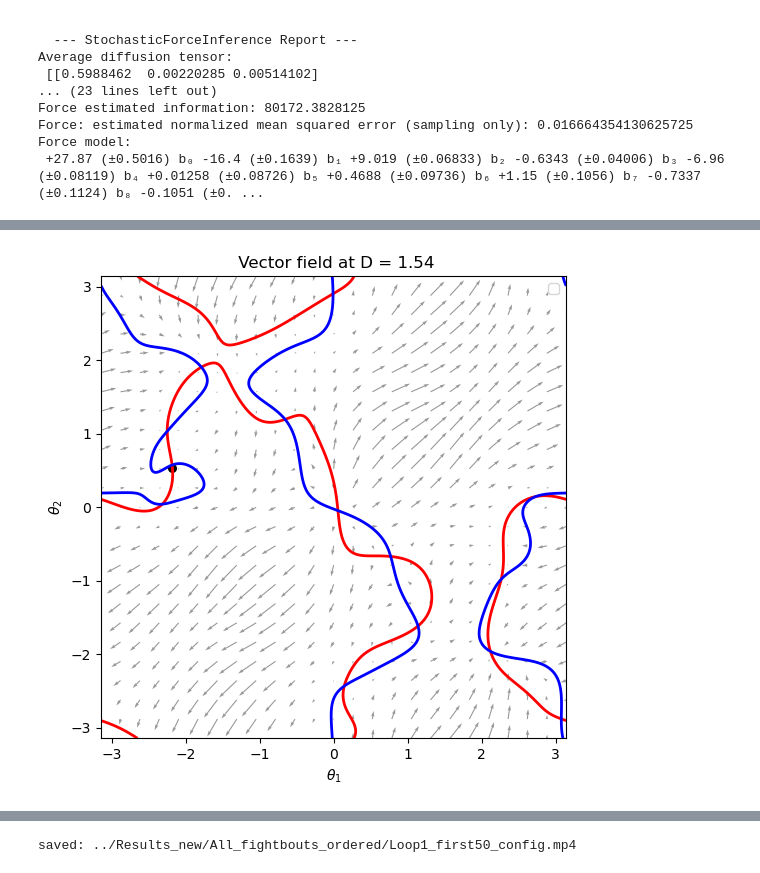
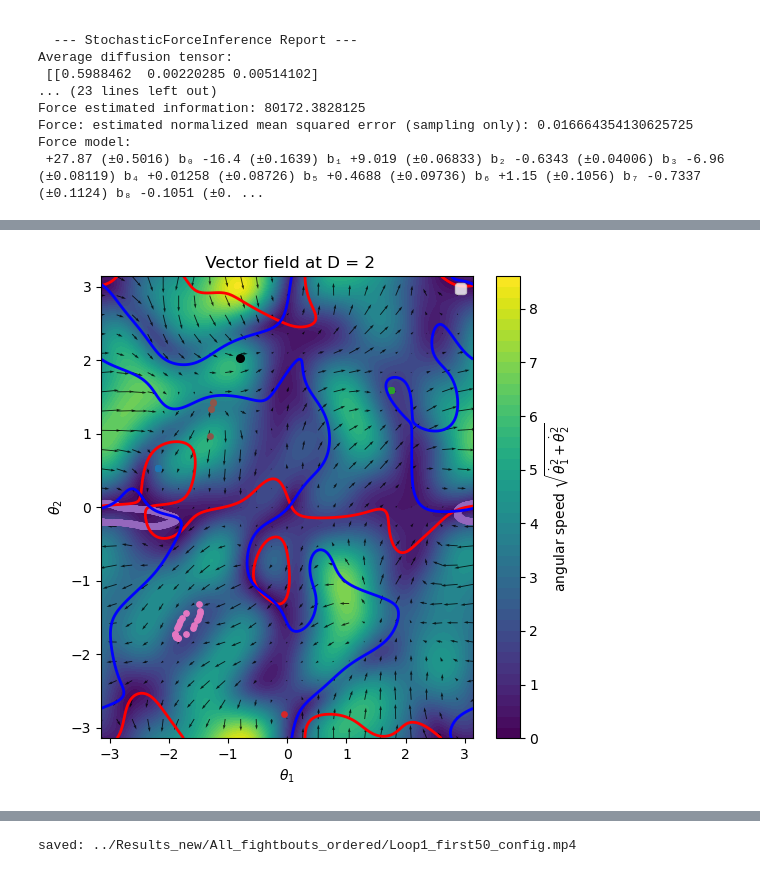
Before and after one commit to Marindevandijk/Thesis-clean, a Jupyter notebook: notebook_exploratory/Analyse_endpoints.ipynb, the cells around one changed output, grey strips where cells are left out. Drawn from its saved outputs; the diff is of its cells as text; code cells hidden in the pictures.

```diff
--- a/notebook_exploratory/Analyse_endpoints.ipynb
+++ b/notebook_exploratory/Analyse_endpoints.ipynb
@@ -595,20 +595,20 @@ exp_id =20
 #result_first = analyze_endpoints_file(f"../Results_new/Exp_{exp_id}_fight2/Endpoints_exp{exp_id}_fight1_first_half.csv")
 #result_last = analyze_endpoints_file(f"../Results_new/Exp_{exp_id}_fight2/Endpoints_exp{exp_id}_fight1_last_half.csv")
 
-Results_first_all = analyze_endpoints_file(f"../Results_new/All_fightbouts_ordered/Endpoints_first_half.csv")
-Results_last_all = analyze_endpoints_file(f"../Results_new/All_fightbouts_ordered/Endpoints_last_half.csv")
+Results_first_all = analyze_endpoints_file(f"../Results_new/All_fightbouts_ordered_morepoints_another/Endpoints_first_half.csv")
+#Results_last_all = analyze_endpoints_file(f"../Results_new/All_fightbouts_ordered/Endpoints_last_half.csv")
 
 classified_first = classify_fixed_and_loops(Results_first_all,eps_loop=1.0,min_samples_loop=1,force_tol=1e-3)
-classified_last = classify_fixed_and_loops(Results_last_all,eps_loop=1.0,min_samples_loop=1,force_tol=1e-3)
-classified_first.to_csv(f'../Results_new/All_fightbouts_ordered/Classified_first.csv')
-classified_last.to_csv(f'../Results_new/All_fightbouts_ordered/Classified_last.csv')
+#classified_last = classify_fixed_and_loops(Results_last_all,eps_loop=1.0,min_samples_loop=1,force_tol=1e-3)
+classified_first.to_csv(f'../Results_new/All_fightbouts_ordered_morepoints_another/Classified_first.csv')
+#classified_last.to_csv(f'../Results_new/All_fightbouts_ordered_morepoints/Classified_last.csv')
 
-data = np.load("../Results_new/All_fightbouts_ordered/endpoint_3000_trajs_first_half.npz")
+data = np.load("../Results_new/All_fightbouts_ordered_morepoints_another/endpoint_3000_trajs_first_half.npz")
 last_trajs = data["last_trajs"]
 startpoints = data["startpoints"]
 endpoints = data["endpoints"]
 
-df = classify_fixed_and_loops(analyze_endpoints_file(f"../Results_new/All_fightbouts_ordered/Endpoints_first_half.csv"))
+df = classify_fixed_and_loops(analyze_endpoints_file(f"../Results_new/All_fightbouts_ordered_morepoints_another/Endpoints_first_half.csv"))
 df = df.reset_index(drop=True)
 
 moving1_df = df[df["attractor_id"] == "Moving_1"].reset_index(drop=True)
@@ -647,7 +647,7 @@ ax.legend(loc="center left", bbox_to_anchor=(1.02, 0.5))
 ax.set_xlim(-np.pi, np.pi)
 ax.set_ylim(-np.pi, np.pi)
 ax.set_title('First 50%')
-fig.savefig(f'../Results_new/All_fightbouts_ordered/Clustered_endpoints_first.png', bbox_inches="tight")
+fig.savefig(f'../Results_new/All_fightbouts_ordered_morepoints_another/Clustered_endpoints_first.png', bbox_inches="tight")
 
 #plt.savefig(f'../Results_new/All_fightbouts_ordered/Clustered_endpoints_first.png', bbox_inches="tight")
 plt.show()
@@ -660,11 +660,12 @@ plt.show()
 #plt.title('First 50%')
 #plt.savefig(f'../Results_new/All_fightbouts_ordered/Clustered_endpoints_first.png',bbox_inches="tight")
 #plt.show()
-
+"""
 plt.figure(figsize=(6,5))
 
 for name, g in classified_last.groupby("attractor_id"):
     plt.scatter(g["theta1_final"], g["theta2_final"], s=15, label=name)
+
 
 plt.xlabel(r"$\theta_W$")
 plt.ylabel(r"$\theta_L$")
@@ -674,4 +675,6 @@ plt.title('Last 50%')
 plt.legend(loc="center left", bbox_to_anchor=(1.02, 0.5))
 plt.savefig(f'../Results_new/All_fightbouts_ordered/Clustered_endpoints_last.png',bbox_inches="tight")
 plt.show()
+
+"""
 # %% [output]
@@ -685,36 +840,41 @@ df startpoint: [ 2.    -1.257  1.257] | npz match: [ 2.    -1.257  1.257] | dist
 # %%
-D_value = 1.54
+D_value = 2
 theta_vals = np.linspace(-np.pi, np.pi, 300)
 th1, th2 = np.meshgrid(theta_vals, theta_vals)
 
 d_dt, th1_dt, th2_dt = F(
     np.full(th1.size, D_value),
     th1.ravel(),
-    th2.ravel(),S_first
+    th2.ravel(),S_last
 )
 
 th1_dt = th1_dt.reshape(th1.shape)
 th2_dt = th2_dt.reshape(th2.shape)
+speed_ang = np.sqrt(th1_dt**2 + th2_dt**2)
+
 
 theta_vals_q = np.linspace(-np.pi, np.pi, 25)
 th1_q, th2_q = np.meshgrid(theta_vals_q, theta_vals_q)
 
 _, th1_dt_q, th2_dt_q = F(np.full(th1_q.size, D_value),th1_q.ravel(),th2_q.ravel(),S_first)
-
 plt.figure(figsize=(6,6))
-plt.contour(th1, th2, th1_dt, levels=[0], colors='red', linewidths=2)
-plt.contour(th1, th2, th2_dt, levels=[0], colors='blue', linewidths=2)
-plt.quiver(th1_q, th2_q, th1_dt_q, th2_dt_q, color='gray', alpha=0.8)
+plt.contour(th1, th2, th1_dt, levels=[0], colors='red', linewidths=2,label = "th1")
+plt.contour(th1, th2, th2_dt, levels=[0], colors='blue', linewidths=2,label = "th2")
+plt.contourf(th1, th2, speed_ang,levels=50,cmap="viridis")
+plt.colorbar(label=r"angular speed $\sqrt{\dot\theta_1^2+\dot\theta_2^2}$")
+plt.quiver(th1_q, th2_q, th1_dt_q, th2_dt_q, color='black', alpha=0.8)
 #mask = np.isclose(clustered_all[:, 0], D_value)
 #endpoints_D = clustered_all[mask]
 #plt.scatter(endpoints_D[:,1], endpoints_D[:,2], c='k', s=30, label='stable endpoints')
-plt.scatter(-2.182128   ,   0.531156 , c='k', s=30,)
+for name, g in classified_first.groupby("attractor_id"):
+    plt.scatter(g["theta1_final"], g["theta2_final"], s=15)
+plt.scatter(-0.804024   ,   2.026886, c='k', s=30)
 plt.xlabel(r'$\theta_1$')
 plt.ylabel(r'$\theta_2$')
 plt.title(f' Vector field at D = {D_value}')
 plt.xlim(-np.pi, np.pi)
 plt.ylim(-np.pi, np.pi)
 plt.legend()
 plt.show()
 # %% [output]
-[figure, old version]
+[figure, new version]
```
Also changed, not shown: parts of 6 cells of this notebook, 4 other files.
